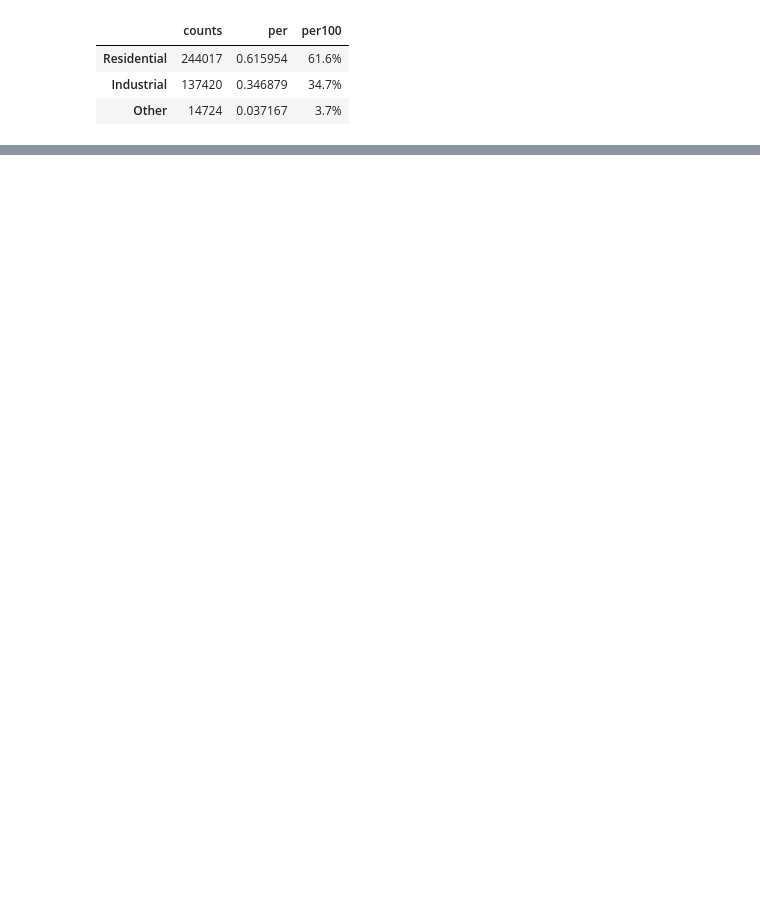
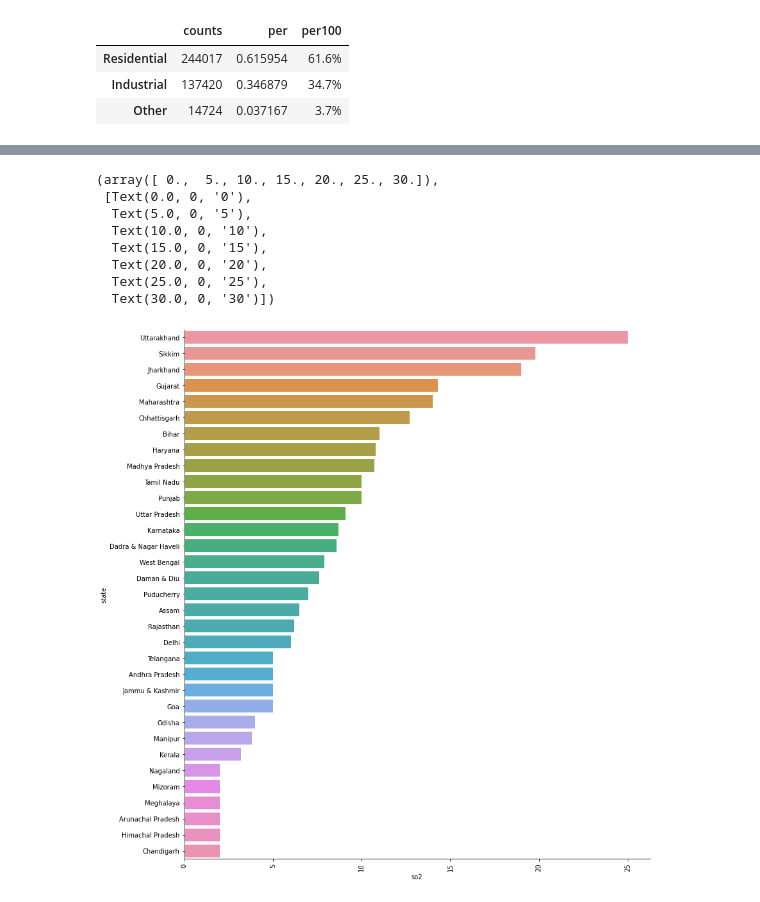
Before and after one commit to hd1801/AQI-Data-Analysis-Project, a Jupyter notebook: AQI.ipynb, the cells around one changed output, grey strips where cells are left out. Saved outputs shown, nothing was run; the diff lists cells and outputs as text; code cells hidden in the pictures; blank space fills up the shorter version.

```diff
--- a/AQI.ipynb
+++ b/AQI.ipynb
@@ -109,6 +109,8 @@ data.describe()
 | 75% | 13.700000 | 32.200000 | 142.000000 | 296.000000 | 46.000000 |
 | max | 909.000000 | 876.000000 | 6307.033333 | 3380.000000 | 504.000000 |
 # %%
+replacements = {'state': {r'Uttaranchal': 'Uttarakhand', }}
+data.replace(replacements, regex = True, inplace = True)
 data["state"].value_counts()
 # %% [output]
 Maharashtra                    60384
@@ -249,0 +252,4 @@ Canvas(toolbar=Toolbar(toolitems=[('Home', 'Reset original view', 'home', 'home'
+# %%
+#so2 vs state - desc order
+so2 = data[['so2', 'state']].groupby(['state']).median().sort_values("so2", ascending = False)
+so2
@@ -249,0 +275,13 @@ Canvas(toolbar=Toolbar(toolitems=[('Home', 'Reset original view', 'home', 'home'
+# %%
+ax = sns.catplot(x="so2", y=so2.index, data=so2, kind="bar" , height=12)
+plt.xticks(rotation=90)
+# %% [output]
+(array([ 0.,  5., 10., 15., 20., 25., 30.]),
+ [Text(0.0, 0, '0'),
+  Text(5.0, 0, '5'),
+  Text(10.0, 0, '10'),
+  Text(15.0, 0, '15'),
+  Text(20.0, 0, '20'),
+  Text(25.0, 0, '25'),
+  Text(30.0, 0, '30')])
+[figure, added]
```
Also changed, not shown: parts of 6 cells of this notebook.
